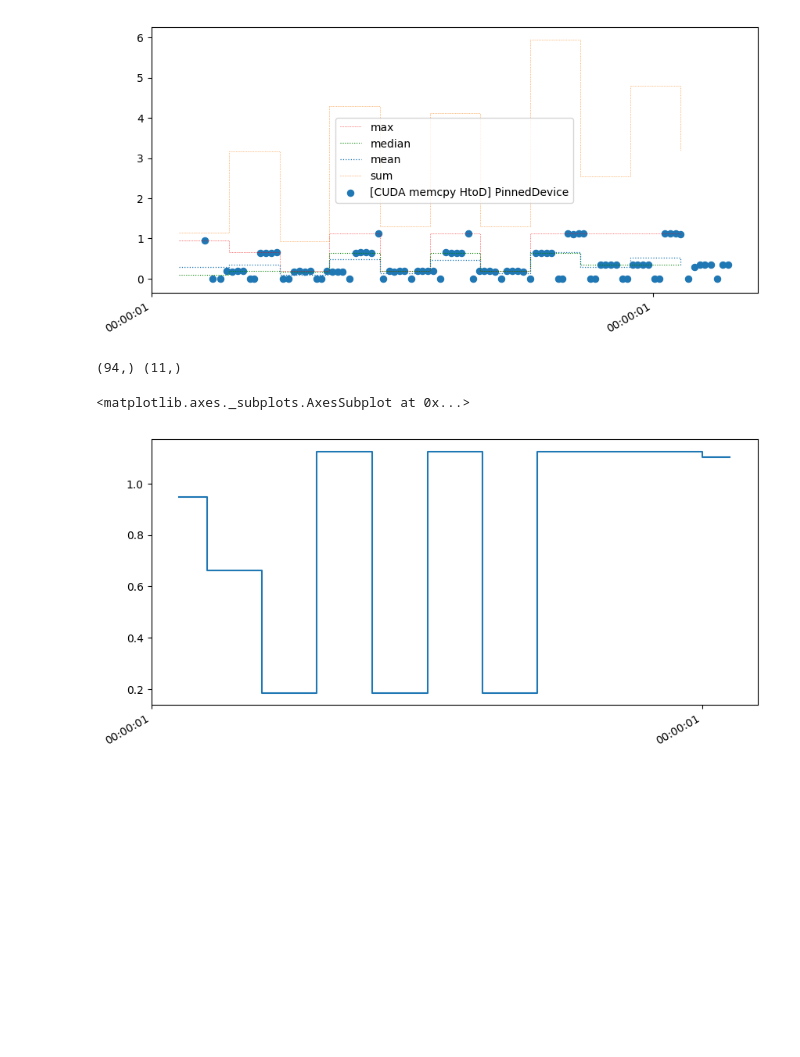
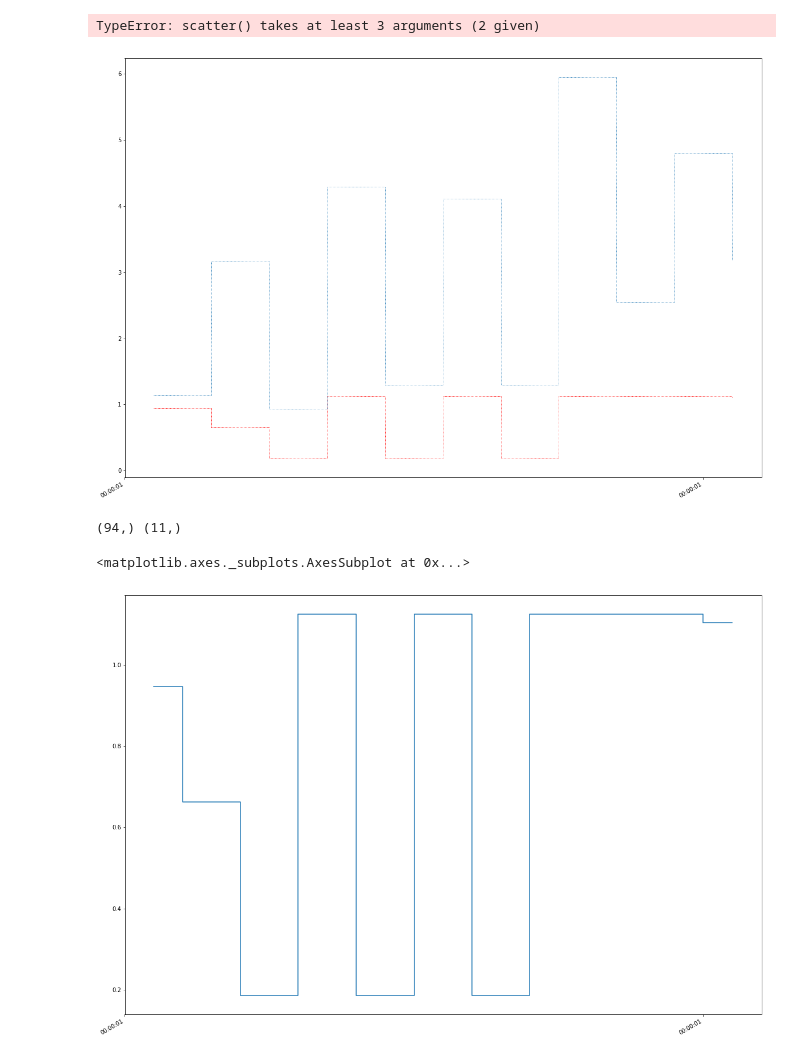
Before and after one commit to pyotr777/mlbenchmarks, a Jupyter notebook: plot dataseries.ipynb, the cells around one changed output. Drawn from its saved outputs; the diff is of its cells as text; code cells hidden in the pictures; blank space fills up the shorter version.

```diff
--- a/plot dataseries.ipynb
+++ b/plot dataseries.ipynb
@@ -159,21 +169,23 @@ print dataframes
 ]
 # %%
+plt.rcParams['figure.figsize'] = 20,15
 fig, ax = plt.subplots()
 #for df in dataframes:
 #    ax.plot(df.index,df["Throughput"],label=df.name,linewidth=0.3,drawstyle="steps-post")
 df = dataframes[1]
-print type(df.index)
+print df["Throughput"]
 #df.Throughput.plot(label=df.name,linewidth=0.3)
 #ax.bar(df.index,df["Throughput"],label=df.name)
 
-dataframes[1].Throughput.resample("ms").max().plot(drawstyle="steps-post",style=":",linewidth=0.5,color="r",label="max")
+dataframes[1].Throughput.resample("ms").max().plot(drawstyle="steps-post",style=":",linewidth=0.9,color="r",label="max")
 #dataframes[1].Throughput.resample("ms").median().plot(drawstyle="steps-post",style=":",linewidth=0.8,color="g",label="median")
 #dataframes[1].Throughput.resample("ms").mean().plot(drawstyle="steps-post",style=":",linewidth=0.9,label="mean")
-#dataframes[1].Throughput.resample("ms").sum().plot(drawstyle="steps-post",style=":",linewidth=0.5,label="sum")
-ax.scatter(df.index,df["Throughput"],label=df.name,linewidth=0.8)
-ax.plot(dataframes[1].Throughput.resample("ms").max(),d
+dataframes[1].Throughput.resample("ms").sum().plot(drawstyle="steps-post",style=":",linewidth=0.9,label="sum")
+
+ax.scatter(df["Throughput"],label=df.name)
+#ax.plot(dataframes[1].Throughput.resample("ms").max())
 #dataframes[1].Throughput.resample("ms").std().plot(drawstyle="steps-post",style="--",label="deviation")
 plt.legend()
-plt.rcParams['figure.figsize'] = 10,5
+plt.rcParams['figure.figsize'] = 20,15
 plt.show()
 # %% [output]
@@ -181,4 +209,5 @@ plt.show()
+TypeError: scatter() takes at least 3 arguments (2 given)
-[figure, old version]
+[figure, new version]
 # %%
 secunden = dataframes[1].Throughput.resample("ms").max()
 print dataframes[1].Throughput.shape,secunden.shape
@@ -186,4 +215,4 @@ secunden.plot(drawstyle="steps-mid")
 # %% [output]
 (94,) (11,)
 <matplotlib.axes._subplots.AxesSubplot at 0x...>
-[figure, old version]
+[figure, new version]
```
Also changed, not shown: parts of 7 cells of this notebook, 1 other file.
